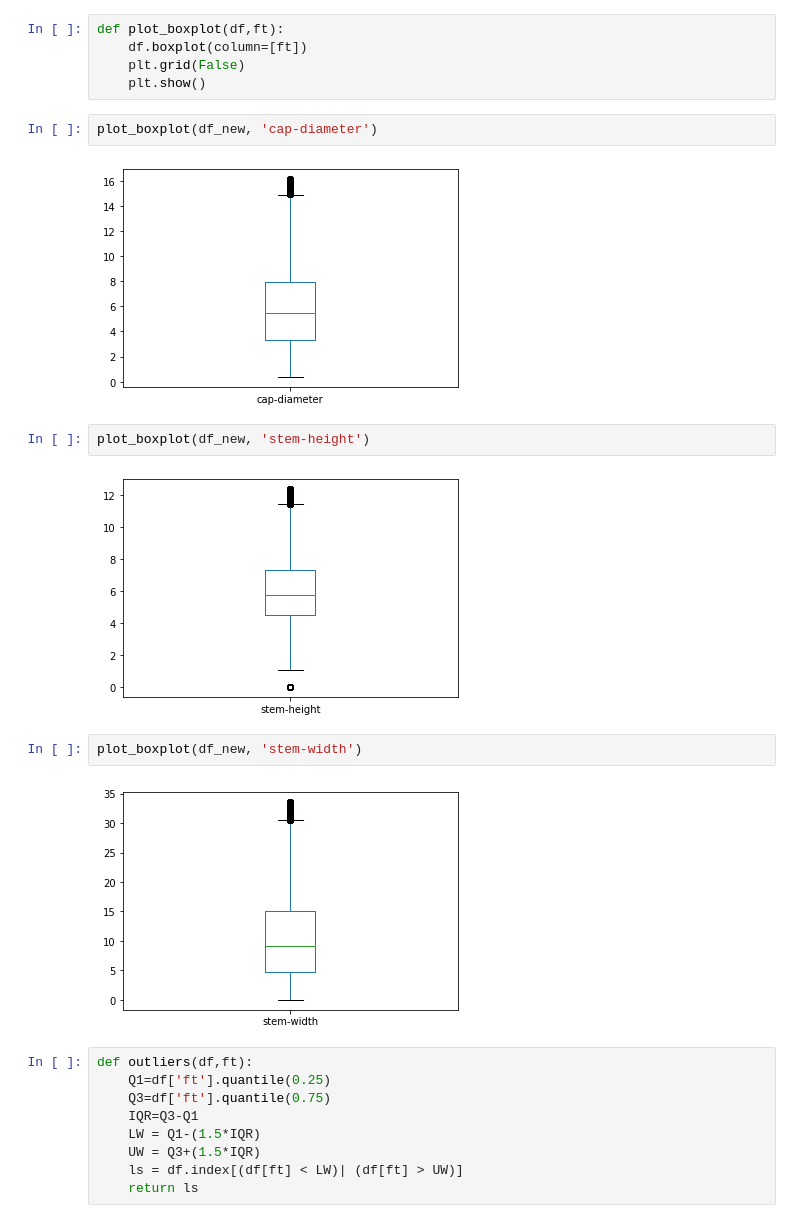
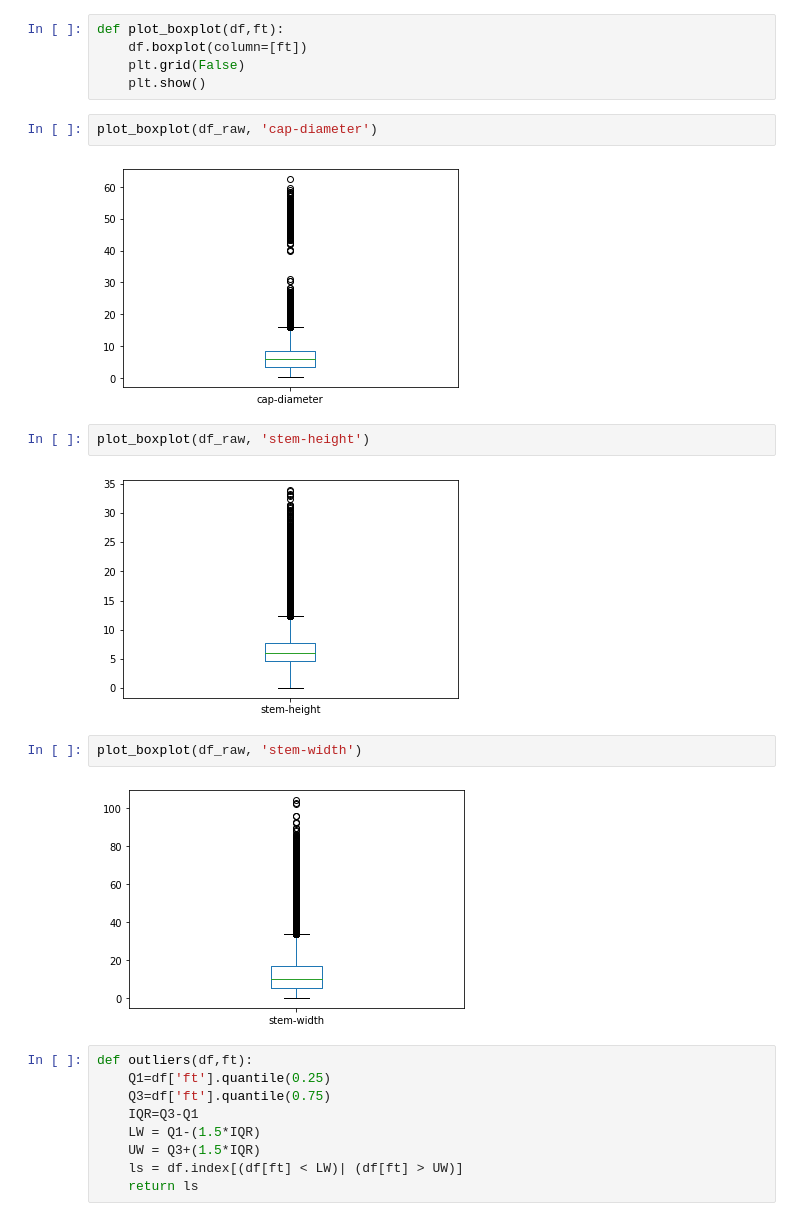
Before and after one commit to sarkar2527/DSAP, a Jupyter notebook: Hackathon.ipynb, the cells around one changed output. Saved outputs shown, nothing was run; the diff lists cells and outputs as text.

```diff
--- a/Hackathon.ipynb
+++ b/Hackathon.ipynb
@@ -106,17 +95,17 @@ def plot_boxplot(df,ft):
     plt.grid(False)
     plt.show()
 # %%
-plot_boxplot(df_new, 'cap-diameter')
+plot_boxplot(df_raw, 'cap-diameter')
 # %% [output]
-[figure, old version]
+[figure, new version]
 # %%
-plot_boxplot(df_new, 'stem-height')
+plot_boxplot(df_raw, 'stem-height')
 # %% [output]
-[figure, old version]
+[figure, new version]
 # %%
-plot_boxplot(df_new, 'stem-width')
+plot_boxplot(df_raw, 'stem-width')
 # %% [output]
-[figure, old version]
+[figure, new version]
 # %%
 def outliers(df,ft):
     Q1=df['ft'].quantile(0.25)
```
Also changed, not shown: parts of 46 cells of this notebook.
